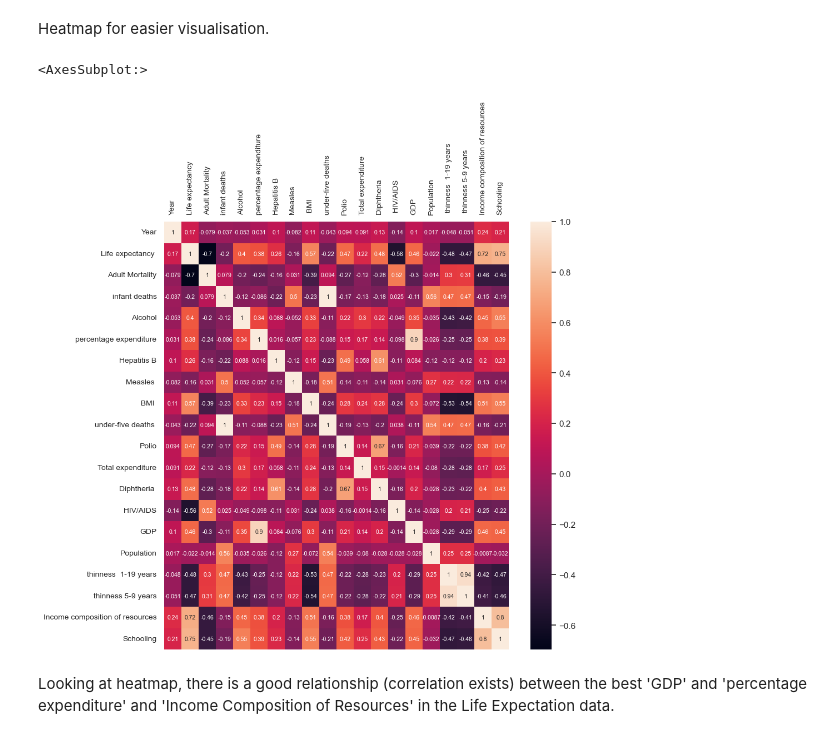
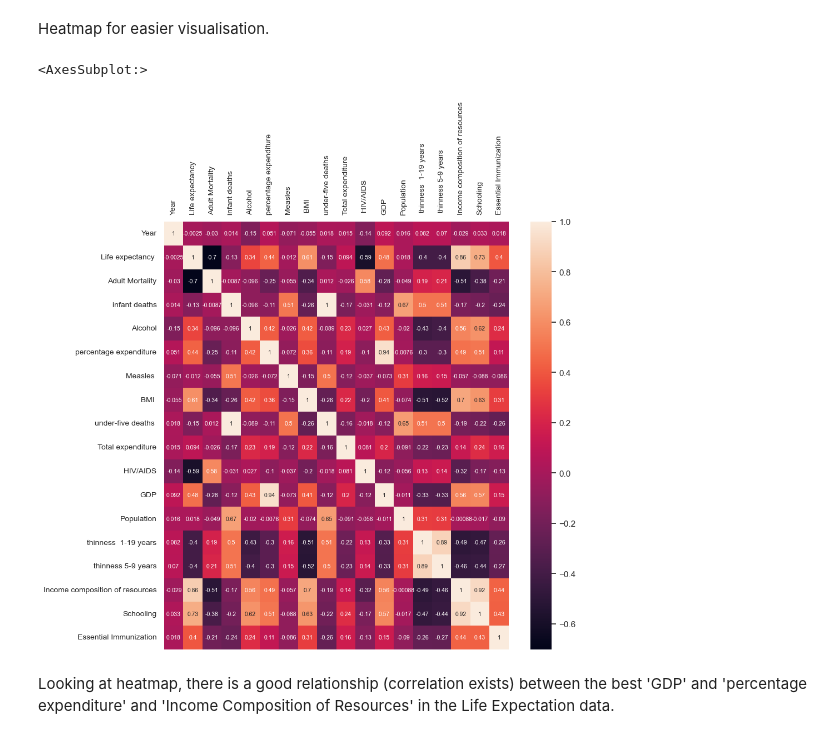
Before and after one commit to tyeckh/DSAI-T7, a Jupyter notebook: Project_T7.ipynb, the cells around one changed output. Saved outputs shown, nothing was run; the diff lists cells and outputs as text; code cells hidden in the pictures.

```diff
--- a/Project_T7.ipynb
+++ b/Project_T7.ipynb
@@ -96,0 +138,5 @@ LifeData_Clean.to_csv('LifeData_Clean.csv')
+# %%
+LifeData_Clean["Essential Immunization"] = round((LifeData_Clean["Hepatitis B"] + LifeData_Clean["Polio"] + LifeData_Clean["Diphtheria "]) / 3,1)
+# Drop the individual columns for Hepatitis B, Polio, and Diphtheria
+LifeData_Clean.drop(["Hepatitis B", "Polio", "Diphtheria "], axis=1, inplace=True)
+print(LifeData_Clean.head())
@@ -119 +203,5 @@ This is because, in later sections, using too many variables will result in over
+# %%
+LifeData_Clean["infant deaths"] = LifeData_Clean["infant deaths"].astype(float)
+LifeData_Clean["Measles "] = LifeData_Clean["Measles "].astype(float)
+LifeData_Clean["under-five deaths "] = LifeData_Clean["under-five deaths "].astype(float)
 # %%
@@ -147,9 +235,9 @@ Heatmap for easier visualisation.
 # %%
 sns.set (rc = {'figure.figsize':(10, 10)})
 plt.tick_params(labelsize=10, labelbottom = False, labeltop=True)
-sns.heatmap(LifeData.corr(), annot = True, annot_kws={"fontsize":7.5})
+sns.heatmap(LifeData_Clean.corr(), annot = True, annot_kws={"fontsize":7.5})
 # %% [output]
 <AxesSubplot:>
-[figure, old version]
+[figure, new version]
 # %% [markdown]
 Looking at heatmap, there is a good relationship (correlation exists) between the best 'GDP' and 'percentage expenditure' and 'Income Composition of Resources' in the Life Expectation data.
```
Also changed, not shown: parts of 13 cells of this notebook.
